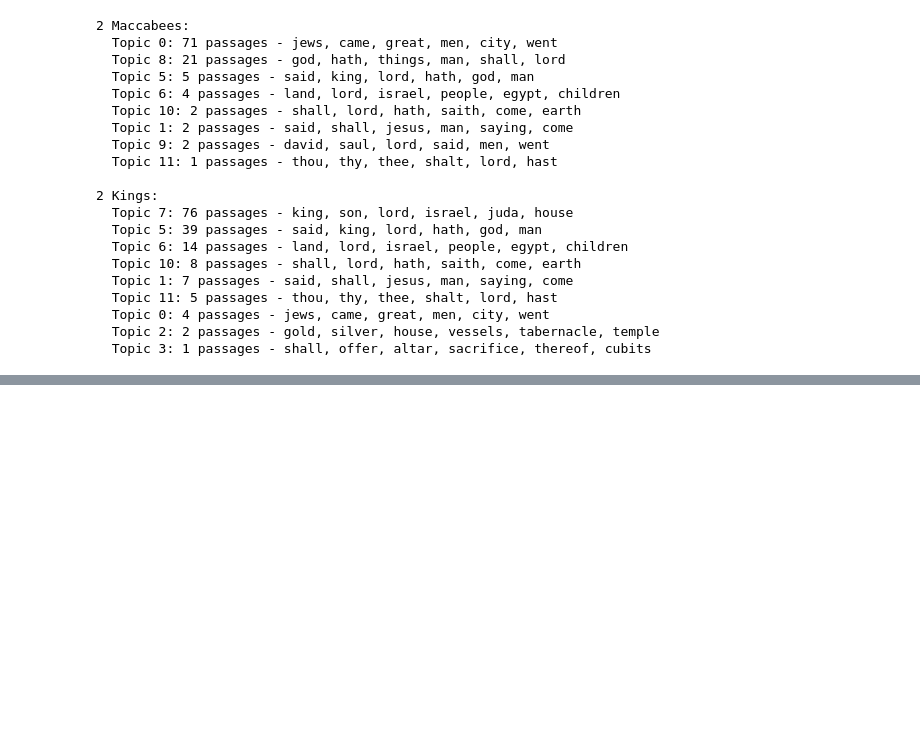
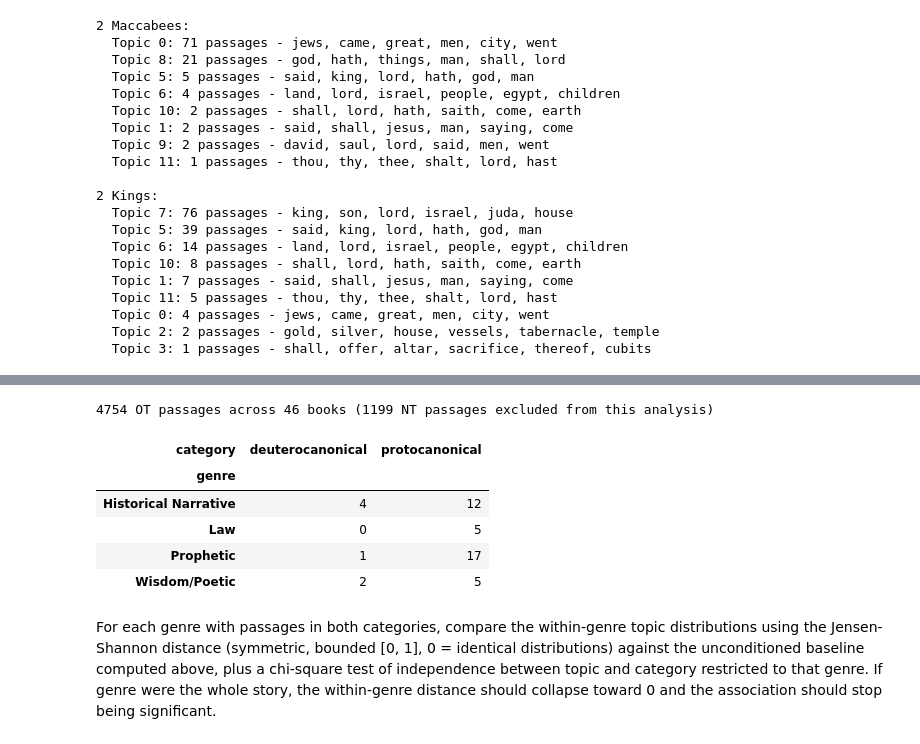
Before and after one commit to Zel143/bible-canon-mapper, a Jupyter notebook: canon-divergence-mapper/notebooks/03_topic_modeling.ipynb, the cells around one changed output, grey strips where cells are left out. Saved outputs shown, nothing was run; the diff lists cells and outputs as text; code cells hidden in the pictures; blank space fills up the shorter version.

```diff
--- a/canon-divergence-mapper/notebooks/03_topic_modeling.ipynb
+++ b/canon-divergence-mapper/notebooks/03_topic_modeling.ipynb
@@ -203,0 +210,34 @@ for book in ('2 Maccabees', '2 Kings'):
+# %%
+GENRE = {
+    'Genesis': 'Law', 'Exodus': 'Law', 'Leviticus': 'Law', 'Numbers': 'Law', 'Deuteronomy': 'Law',
+    'Joshua': 'Historical Narrative', 'Judges': 'Historical Narrative', 'Ruth': 'Historical Narrative',
+    '1 Samuel': 'Historical Narrative', '2 Samuel': 'Historical Narrative', '1 Kings': 'Historical Narrative',
+    '2 Kings': 'Historical Narrative', '1 Chronicles': 'Historical Narrative', '2 Chronicles': 'Historical Narrative',
+    'Ezra': 'Historical Narrative', 'Nehemiah': 'Historical Narrative', 'Esther': 'Historical Narrative',
+    'Tobit': 'Historical Narrative', 'Judith': 'Historical Narrative', '1 Maccabees': 'Historical Narrative',
+    '2 Maccabees': 'Historical Narrative',
+    'Job': 'Wisdom/Poetic', 'Psalms': 'Wisdom/Poetic', 'Proverbs': 'Wisdom/Poetic',
+    'Ecclesiastes': 'Wisdom/Poetic', 'Song of Solomon': 'Wisdom/Poetic',
+    'Wisdom': 'Wisdom/Poetic', 'Sirach': 'Wisdom/Poetic',
+    'Isaiah': 'Prophetic', 'Jeremiah': 'Prophetic', 'Lamentations': 'Prophetic', 'Ezekiel': 'Prophetic',
+    'Daniel': 'Prophetic', 'Hosea': 'Prophetic', 'Joel': 'Prophetic', 'Amos': 'Prophetic', 'Obadiah': 'Prophetic',
+    'Jonah': 'Prophetic', 'Micah': 'Prophetic', 'Nahum': 'Prophetic', 'Habakkuk': 'Prophetic',
+    'Zephaniah': 'Prophetic', 'Haggai': 'Prophetic', 'Zechariah': 'Prophetic', 'Malachi': 'Prophetic',
+    'Baruch': 'Prophetic',
+}
+
+passages_df['genre'] = passages_df['book'].map(GENRE)
+ot_df = passages_df.dropna(subset=['genre']).copy()
+print(f"{len(ot_df)} OT passages across {ot_df['book'].nunique()} books "
+      f"({len(passages_df) - len(ot_df)} NT passages excluded from this analysis)")
+ot_df.groupby(['genre', 'category'])['book'].nunique().unstack(fill_value=0)
+# %% [output]
+4754 OT passages across 46 books (1199 NT passages excluded from this analysis)
+| category | deuterocanonical | protocanonical |
+| genre |  |  |
+| Historical Narrative | 4 | 12 |
+| Law | 0 | 5 |
+| Prophetic | 1 | 17 |
+| Wisdom/Poetic | 2 | 5 |
+# %% [markdown]
+For each genre with passages in both categories, compare the within-genre topic distributions using the Jensen-Shannon distance (symmetric, bounded [0, 1], 0 = identical distributions) against the unconditioned baseline computed above, plus a chi-square test of independence between topic and category restricted to that genre. If genre were the whole story, the within-genre distance should collapse toward 0 and the association should stop being significant.
```
Also changed, not shown: parts of 7 cells of this notebook, 1 other file.
